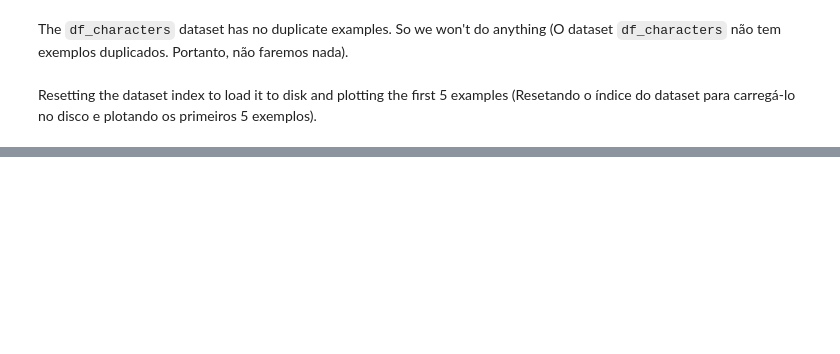
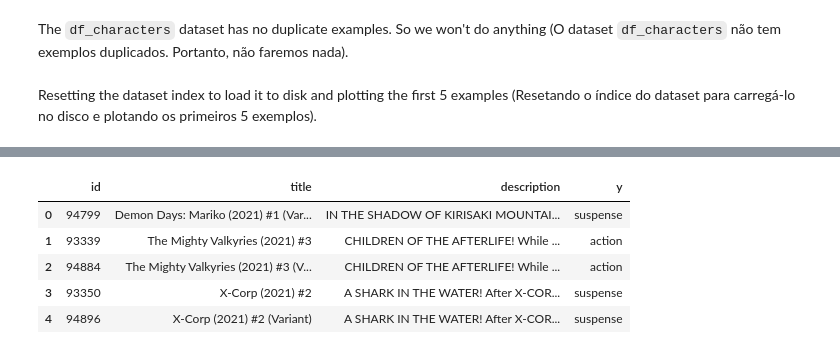
Before and after one commit to guidasneves/marvel_sentiment, a Jupyter notebook: notebooks/01_ingestion.ipynb, the cells around one changed output, grey strips where cells are left out. Saved outputs shown, nothing was run; the diff lists cells and outputs as text; code cells hidden in the pictures; blank space fills up the shorter version.

```diff
--- a/notebooks/01_ingestion.ipynb
+++ b/notebooks/01_ingestion.ipynb
@@ -331,7 +202,6 @@ The `df_characters` dataset has no duplicate examples. So we won't do anything (
 # %% [markdown]
 Resetting the dataset index to load it to disk and plotting the first 5 examples (Resetando o índice do dataset para carregá-lo no disco e plotando os primeiros 5 exemplos).
 # %%
-df_comics = df_comics.reset_index()
-df_characters = df_characters.reset_index()
-df_comics.head()
+df_characters = df_characters.drop_duplicates('description')
+df_characters.head()
 # %% [output]
@@ -343,0 +230,13 @@ df_comics.head()
+# %%
+labels = [
+    'suspense',
+    'action',
+    'comedy',
+    'horror',
+    'neutral'
+]
+
+corpus_comics = df_comics['description'].tolist()
+corpus_char = df_characters['description'].tolist()
+
+print(f'Comic corpus size: {len(corpus_comics)}\nCharacter corpus size: {len(corpus_char)}')
@@ -343,0 +272,5 @@ df_comics.head()
+# %%
+pipe_bart = pipeline(
+    'zero-shot-classification',
+    model='facebook/bart-large-mnli'
+)
@@ -343,0 +281,5 @@ df_comics.head()
+# %%
+output_bart_comics = pipe_bart(corpus_comics, labels)
+output_bart_char = pipe_bart(corpus_char, labels)
+
+print(f'Comic corpus label vector size: {len(output_bart_comics)}\nCharacter corpus label vector size: {len(output_bart_char)}')
@@ -343,0 +297,16 @@ df_comics.head()
+# %%
+labels_comic = []
+for i in range(len(output_bart_comics)):
+    idx = np.argmax(output_bart_comics[i]['scores'])
+    label = output_bart_comics[i]['labels'][idx]
+    labels_comic.append(label)
+
+df_comics['y'] = labels_comic
+df_comics.head()
+# %% [output]
+|  | id | title | description | y |
+| 0 | 94799 | Demon Days: Mariko (2021) #1 (Var... | IN THE SHADOW OF KIRISAKI MOUNTAI... | suspense |
+| 1 | 93339 | The Mighty Valkyries (2021) #3 | CHILDREN OF THE AFTERLIFE! While ... | action |
+| 2 | 94884 | The Mighty Valkyries (2021) #3 (V... | CHILDREN OF THE AFTERLIFE! While ... | action |
+| 3 | 93350 | X-Corp (2021) #2 | A SHARK IN THE WATER! After X-COR... | suspense |
+| 4 | 94896 | X-Corp (2021) #2 (Variant) | A SHARK IN THE WATER! After X-COR... | suspense |
```
Also changed, not shown: parts of 30 cells of this notebook, 6 other files.
